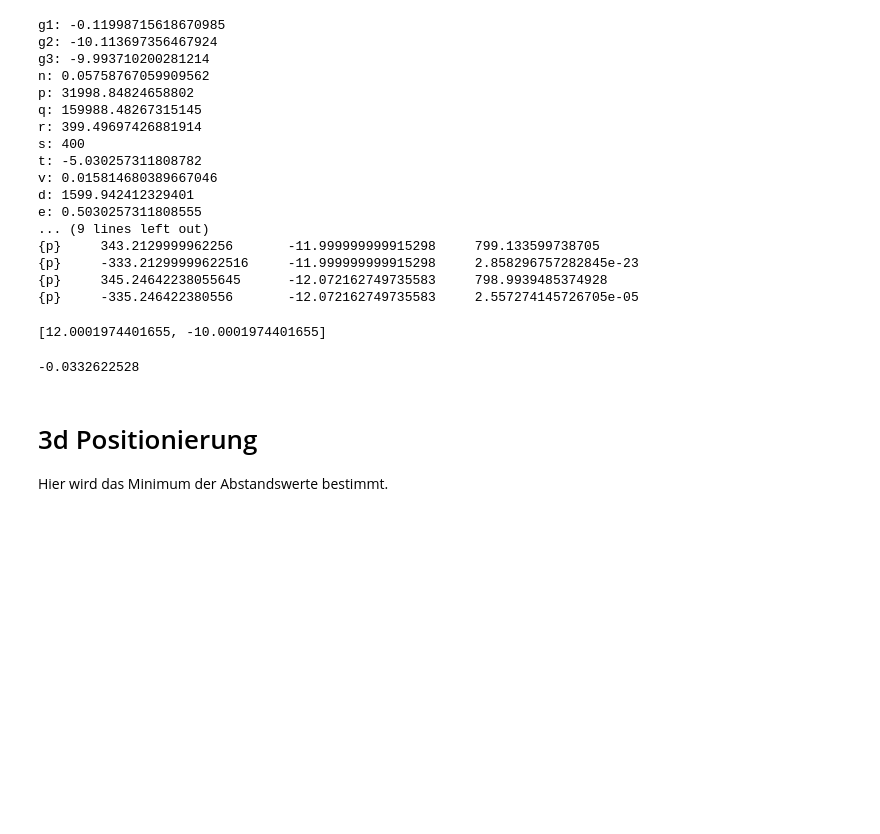
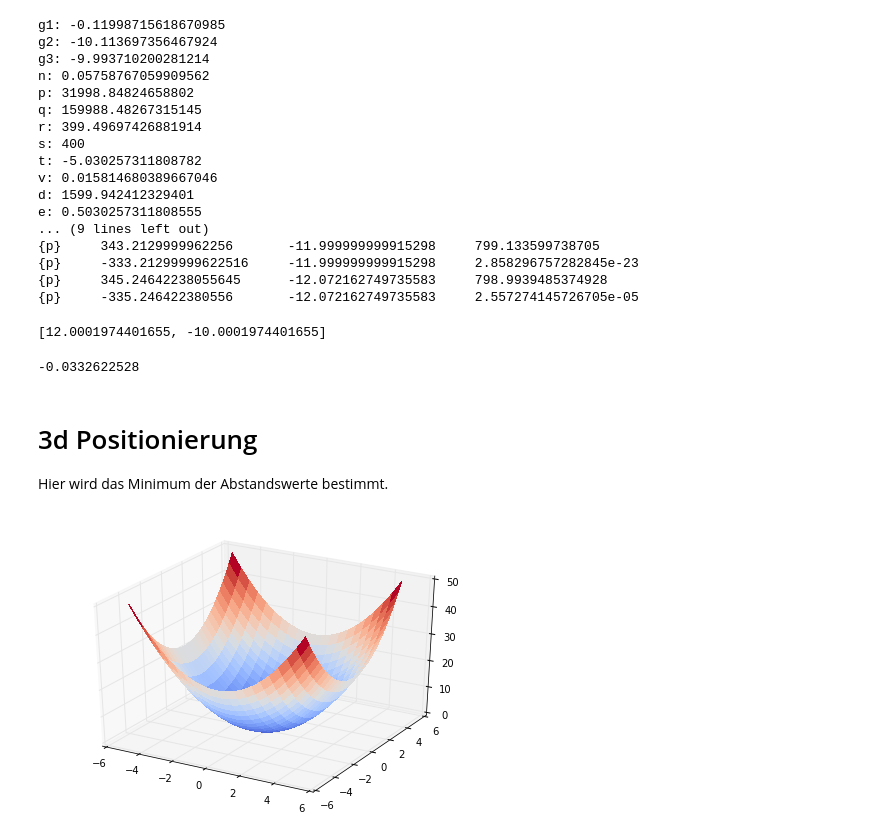
Before and after one commit to niccokunzmann/positioning_system, a Jupyter notebook: nullstellen.ipynb, the cells around one changed output. Cells and saved outputs as stored; diff of their text form; code cells hidden in the pictures; blank space fills up the shorter version.

```diff
--- a/nullstellen.ipynb
+++ b/nullstellen.ipynb
@@ -641,0 +648,16 @@ Hier wird das Minimum der Abstandswerte bestimmt.
+# %%
+import matplotlib.pyplot as plt
+from mpl_toolkits.mplot3d import axes3d, Axes3D #<-- Note the capitalization!
+fig = plt.figure()
+
+ax = Axes3D(fig) #<-- Note the difference from your original code...
+
+X = np.linspace(-5, 5, 200)
+Y = np.linspace(-5, 5, 300)
+X, Y = np.meshgrid(X, Y)
+Z = X**2 + Y** 2
+cset = ax.plot_surface(X, Y, Z,cmap=plt.cm.coolwarm, linewidth=0, antialiased=False)
+ax.clabel(cset, fontsize=9, inline=1)
+plt.show()
+# %% [output]
+[figure, added]
```
Also changed, not shown: parts of 11 cells of this notebook.
